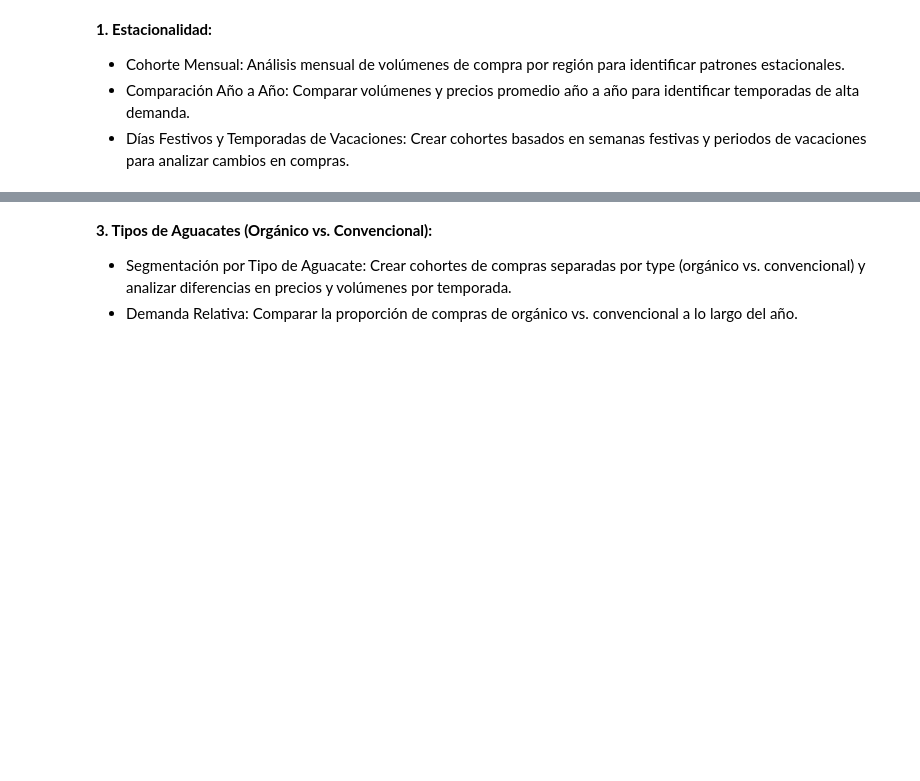
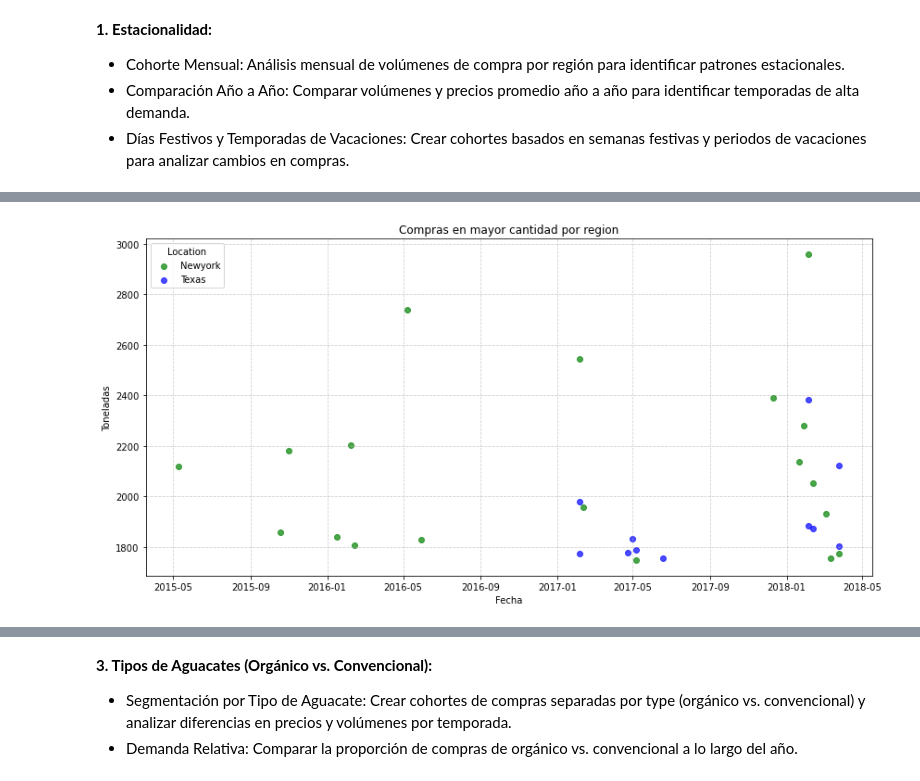
Before and after one commit to Julix4/AvoEconomics, a Jupyter notebook: cohortes-avanzados.ipynb, the cells around one changed output, grey strips where cells are left out. Saved outputs shown, nothing was run; the diff lists cells and outputs as text; code cells hidden in the pictures; blank space fills up the shorter version.

```diff
--- a/cohortes-avanzados.ipynb
+++ b/cohortes-avanzados.ipynb
@@ -158,0 +209,19 @@ top_10_peaks
+# %%
+# Crear un scatter plot sencillo para valores entre 0 y 1 tonelada
+plt.figure(figsize=(12, 6))
+
+# Diferenciar por tipo de aguacate (convencional y orgánico)
+for place, color in zip(['newyork', 'texas'], ['green', 'blue']):
+    filtered = top_10_peaks[top_10_peaks['location'] == place]
+    plt.scatter(filtered['Date'], filtered['cant_toneladas'], label=place.capitalize(), color=color, alpha=0.7)
+
+# Personalización del gráfico
+plt.title('Compras en mayor cantidad por region')
+plt.xlabel('Fecha')
+plt.ylabel('Toneladas')
+plt.legend(title='Location')
+plt.grid(True, linestyle='--', alpha=0.6)
+plt.tight_layout()
+plt.show()
+# %% [output]
+[figure, added]
```
Also changed, not shown: parts of 31 cells of this notebook, 3 other files.
